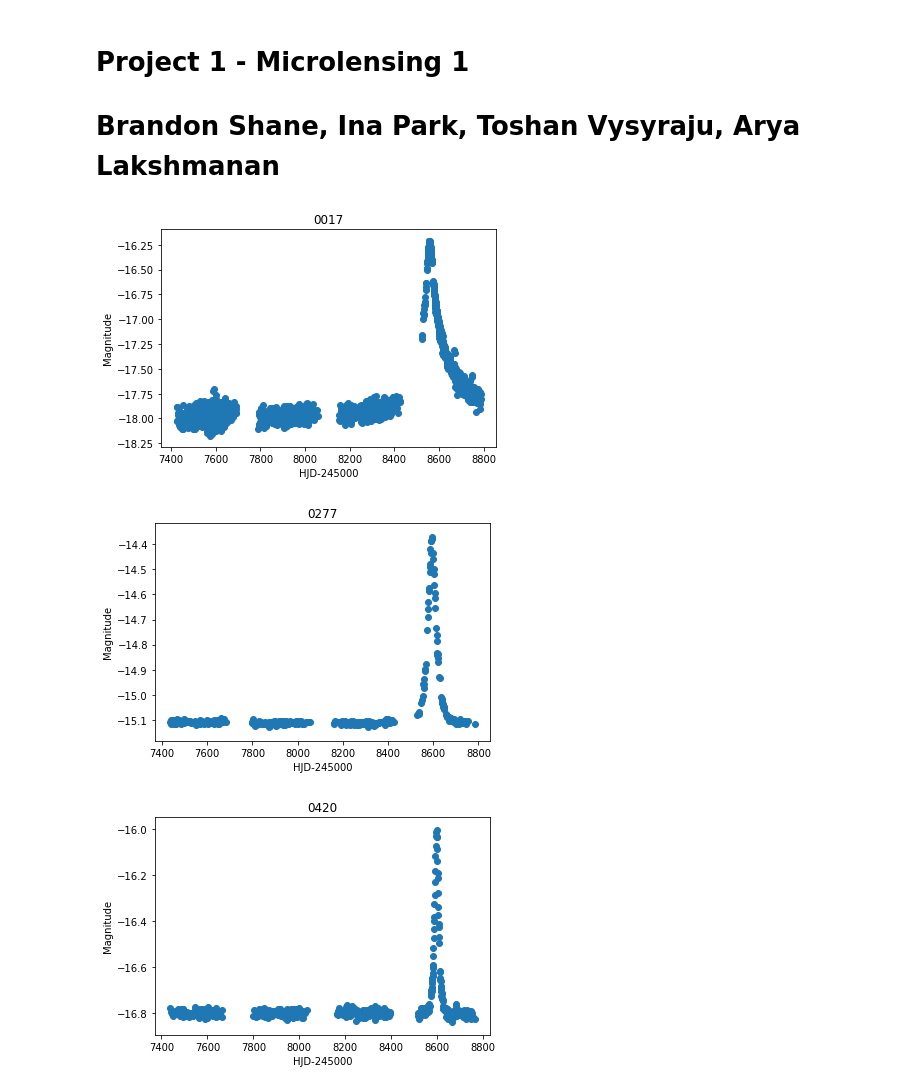
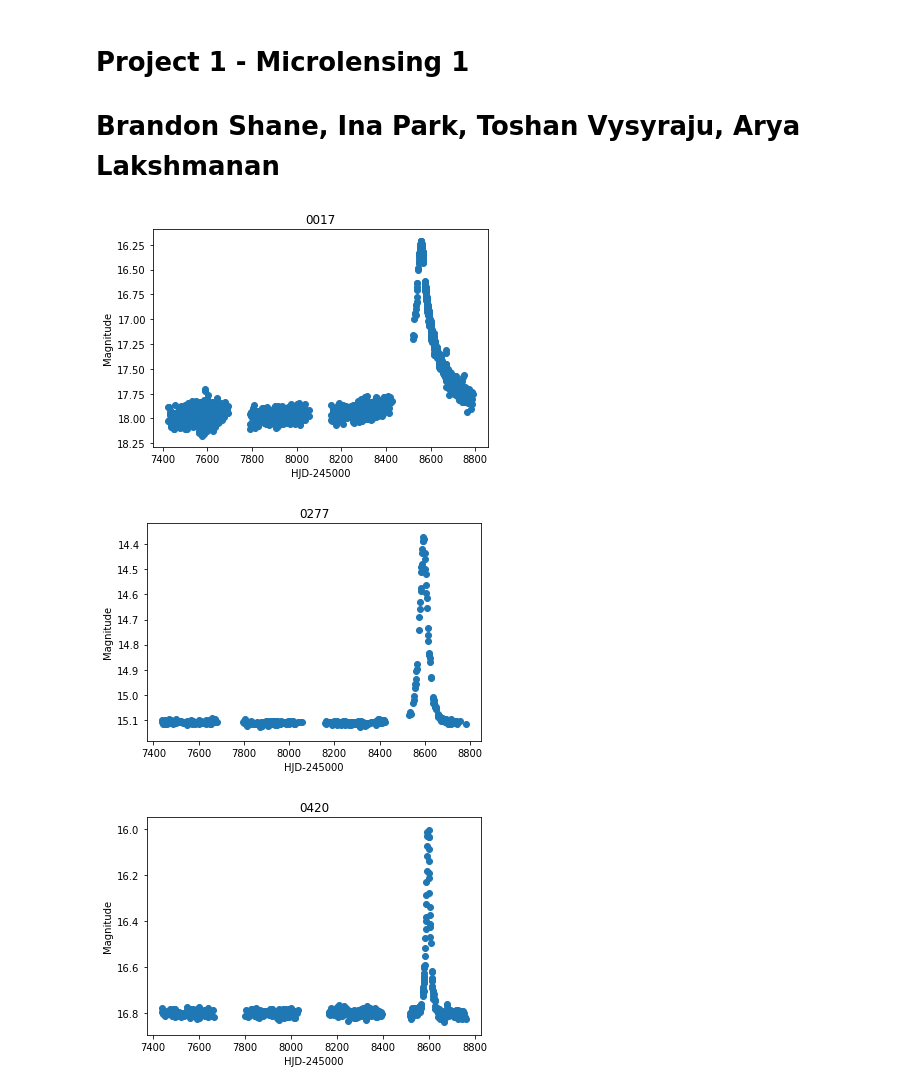
Before and after one commit to toshanv/Gravitational-Microlensing, a Jupyter notebook: project1.ipynb, the cells around one changed output. Drawn from its saved outputs; the diff is of its cells as text; code cells hidden in the pictures.

```diff
--- a/project1.ipynb
+++ b/project1.ipynb
@@ -8,22 +8,23 @@ import matplotlib.pyplot as plt
 # %%
 # _locs = ['OGLE-2019-BLG-/blg-0017/',]
 data = {}
 names = ['0017','0277','0420']
 
 for name in names:
     d = np.loadtxt('OGLE-2019-BLG-'+name+'/blg-'+name+'/phot.dat', dtype=float)
     x = d[:,0] - 245e4
-    y = - d[:,1]
+    y = d[:,1]
 
     plt.scatter(x,y)
+    plt.gca().invert_yaxis()
     plt.title(name)
     plt.xlabel('HJD-245000')
     plt.ylabel('Magnitude')
     plt.show()
 
 
     data[name] = d
 # %% [output]
-[figure, old version]
+[figure, new version]
-[figure, old version]
+[figure, new version]
-[figure, old version]
+[figure, new version]
```
Also changed, not shown: parts of 5 cells of this notebook.
